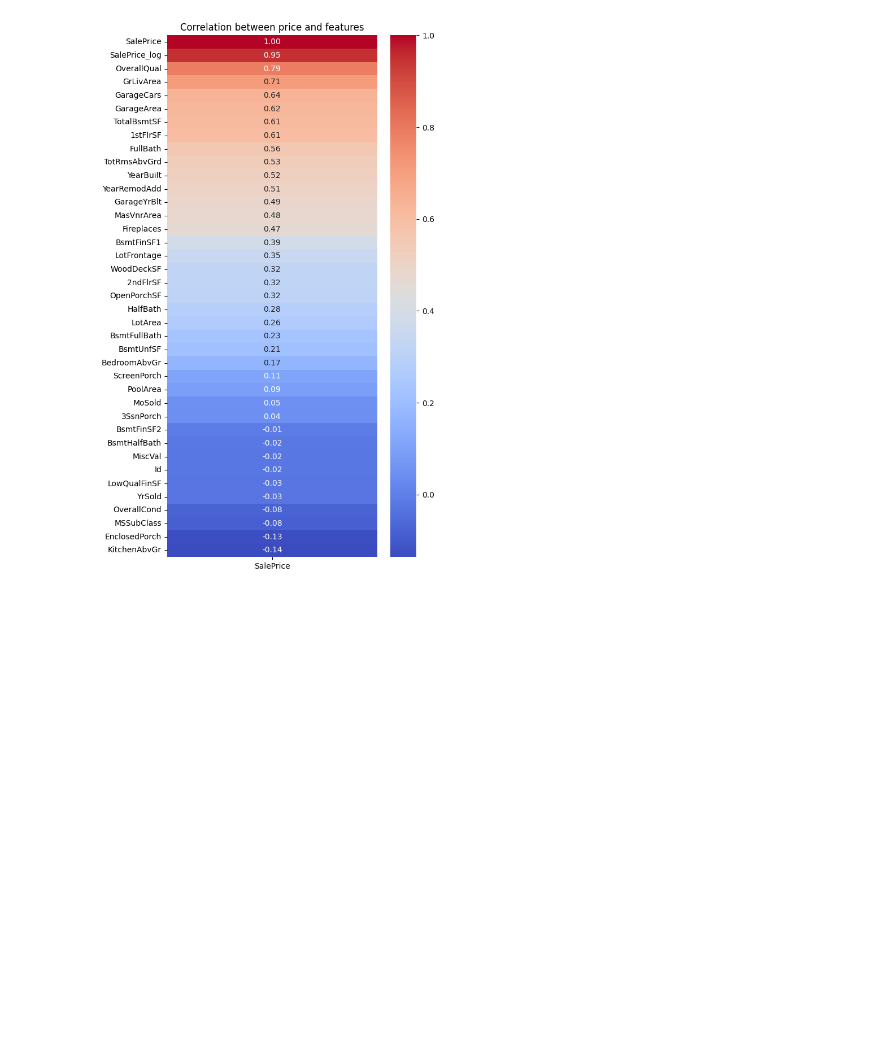
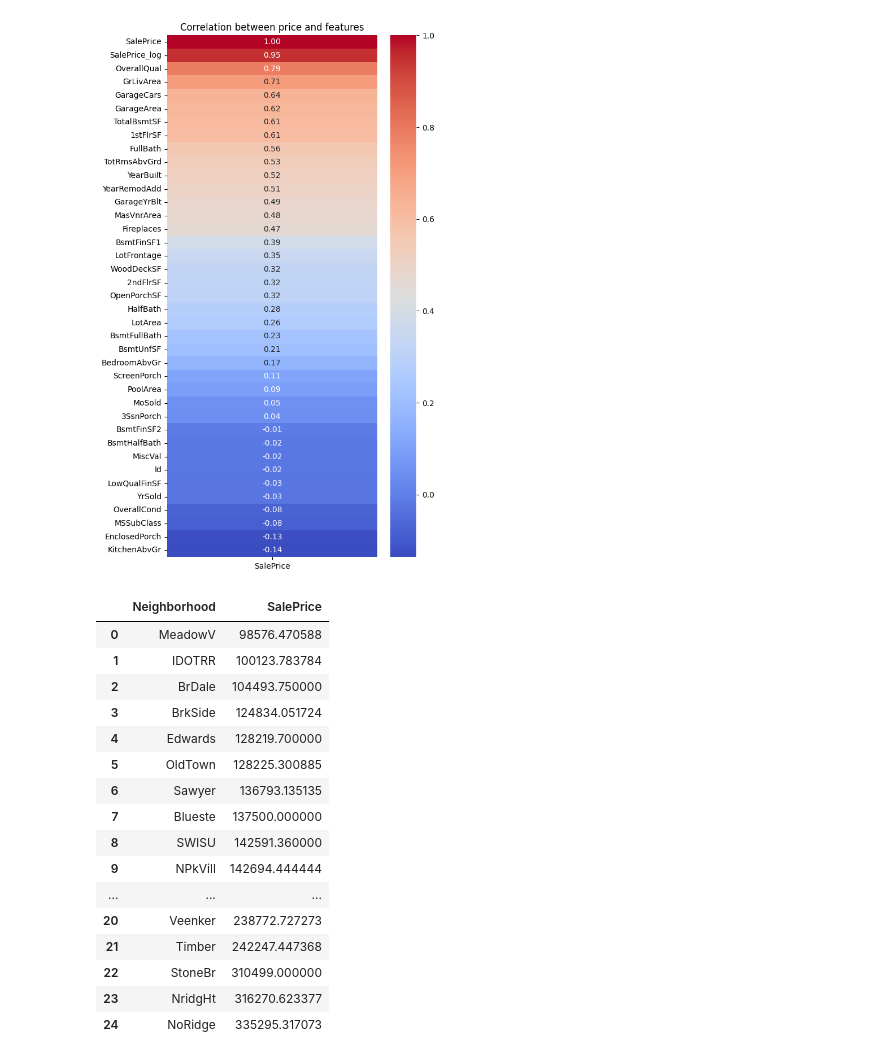
Before and after one commit to olaoluwaoyebola/PORA-Data-Science, a Jupyter notebook: Project/notebook/Capstone_Project.ipynb, the cells around one changed output. Saved outputs shown, nothing was run; the diff lists cells and outputs as text; code cells hidden in the pictures; blank space fills up the shorter version.

```diff
--- a/Project/notebook/Capstone_Project.ipynb
+++ b/Project/notebook/Capstone_Project.ipynb
@@ -177,3 +177,28 @@ plt.title("Correlation between price and features")
 plt.show()
 # %% [output]
 [figure]
+# %%
+# compare prices accross neighbourhoods
+# compare both mean and median prices(to see spread and outliers)
+
+# mean price
+mean_price = train.groupby("Neighborhood")["SalePrice"].mean().sort_values().reset_index()
+mean_price
+# %% [output]
+|  | Neighborhood | SalePrice |
+| 0 | MeadowV | 98576.470588 |
+| 1 | IDOTRR | 100123.783784 |
+| 2 | BrDale | 104493.750000 |
+| 3 | BrkSide | 124834.051724 |
+| 4 | Edwards | 128219.700000 |
+| 5 | OldTown | 128225.300885 |
+| 6 | Sawyer | 136793.135135 |
+| 7 | Blueste | 137500.000000 |
+| 8 | SWISU | 142591.360000 |
+| 9 | NPkVill | 142694.444444 |
+| ... | ... | ... |
+| 20 | Veenker | 238772.727273 |
+| 21 | Timber | 242247.447368 |
+| 22 | StoneBr | 310499.000000 |
+| 23 | NridgHt | 316270.623377 |
+| 24 | NoRidge | 335295.317073 |
```
Also changed, not shown: parts of 3 cells of this notebook.
